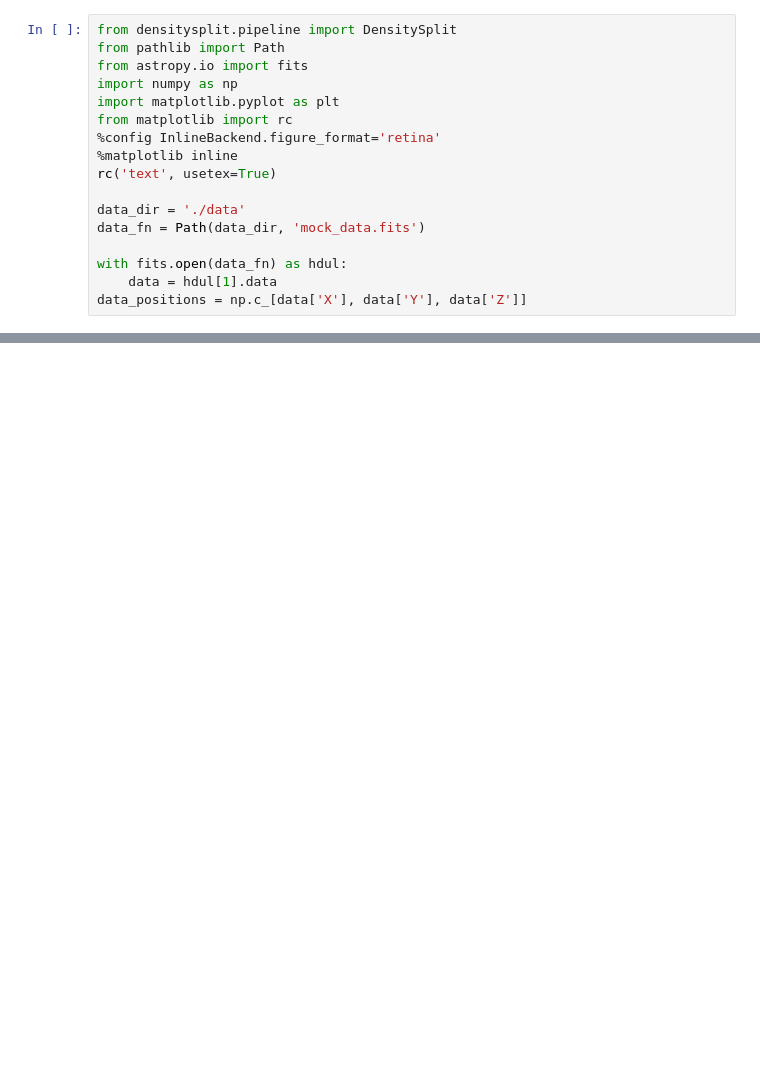
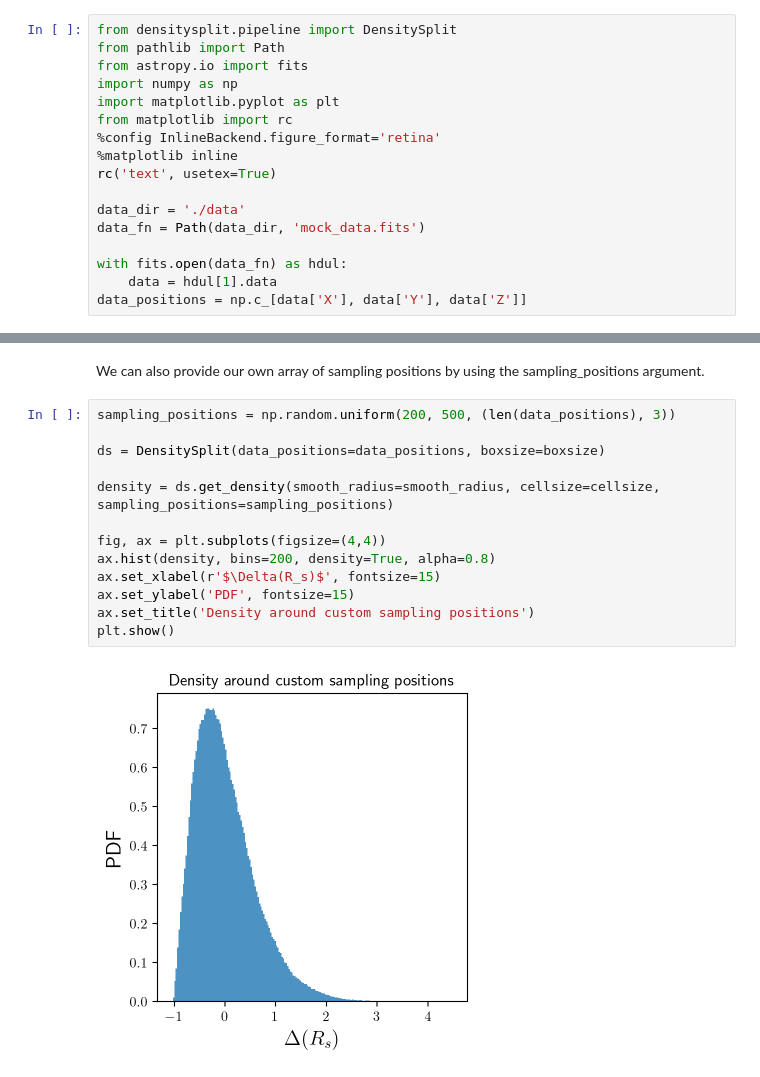
Before and after one commit to epaillas/densitysplit, a Jupyter notebook: nb/examples.ipynb, the cells around one changed output, grey strips where cells are left out. Cells and saved outputs as stored; diff of their text form; blank space fills up the shorter version.

```diff
--- a/nb/examples.ipynb
+++ b/nb/examples.ipynb
@@ -144,0 +127,17 @@ print(ds.mesh.boxsize)
+# %% [markdown]
+We can also provide our own array of sampling positions by using the sampling_positions argument.
+# %%
+sampling_positions = np.random.uniform(200, 500, (len(data_positions), 3))
+
+ds = DensitySplit(data_positions=data_positions, boxsize=boxsize)
+
+density = ds.get_density(smooth_radius=smooth_radius, cellsize=cellsize, sampling_positions=sampling_positions)
+
+fig, ax = plt.subplots(figsize=(4,4))
+ax.hist(density, bins=200, density=True, alpha=0.8)
+ax.set_xlabel(r'$\Delta(R_s)$', fontsize=15)
+ax.set_ylabel('PDF', fontsize=15)
+ax.set_title('Density around custom sampling positions')
+plt.show()
+# %% [output]
+[figure, added]
```
Also changed, not shown: parts of 14 cells of this notebook, 5 other files.
